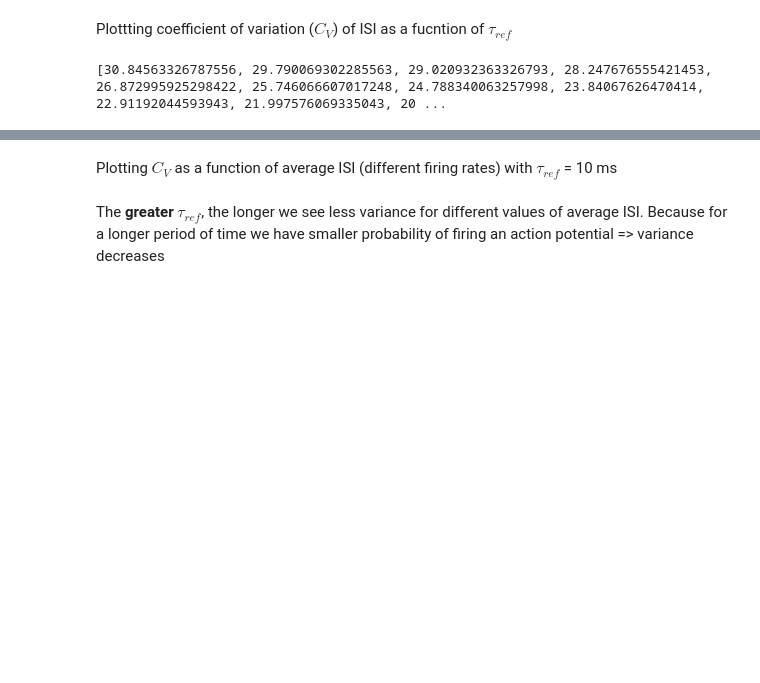
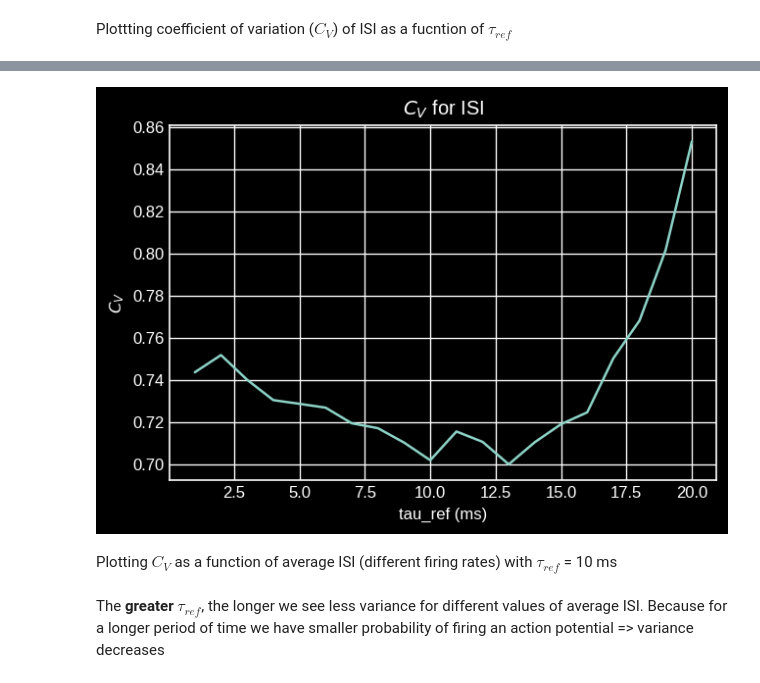
Before and after one commit to platycristate/computational-neuroscience, a Jupyter notebook: chapter1/Neural encoding.ipynb, the cells around one changed output, grey strips where cells are left out. Drawn from its saved outputs; the diff is of its cells as text; code cells hidden in the pictures; blank space fills up the shorter version.

```diff
--- a/chapter1/Neural encoding.ipynb
+++ b/chapter1/Neural encoding.ipynb
@@ -146,11 +143,8 @@ for i in range(21, 1, -1):
     spikes = HomogeneousPoissonRefractory(100, 500, tau=i)
     isi = np.diff(spikes)
     coeffs.append(coefficient_variation(isi))
-print(means)
-# %% [output]
-[30.84563326787556, 29.790069302285563, 29.020932363326793, 28.247676555421453, 26.872995925298422, 25.746066607017248, 24.788340063257998, 23.84067626470414, 22.91192044593943, 21.997576069335043, 20 ...
 # %%
-plt.figure()
+plt.figure(dpi=120)
 plt.plot([i for i in range(1, 21) ] , coeffs)
 plt.xlabel('tau_ref (ms)')
 plt.ylabel('$C_V$')
@@ -162,3 +154,4 @@ plt.show()
+[figure, added]
 # %% [markdown]
 Plotting $C_V$ as a function of average ISI (different firing rates) with $\tau_{ref}$ = 10 ms
 # %%
```
Also changed, not shown: parts of 22 cells of this notebook.
